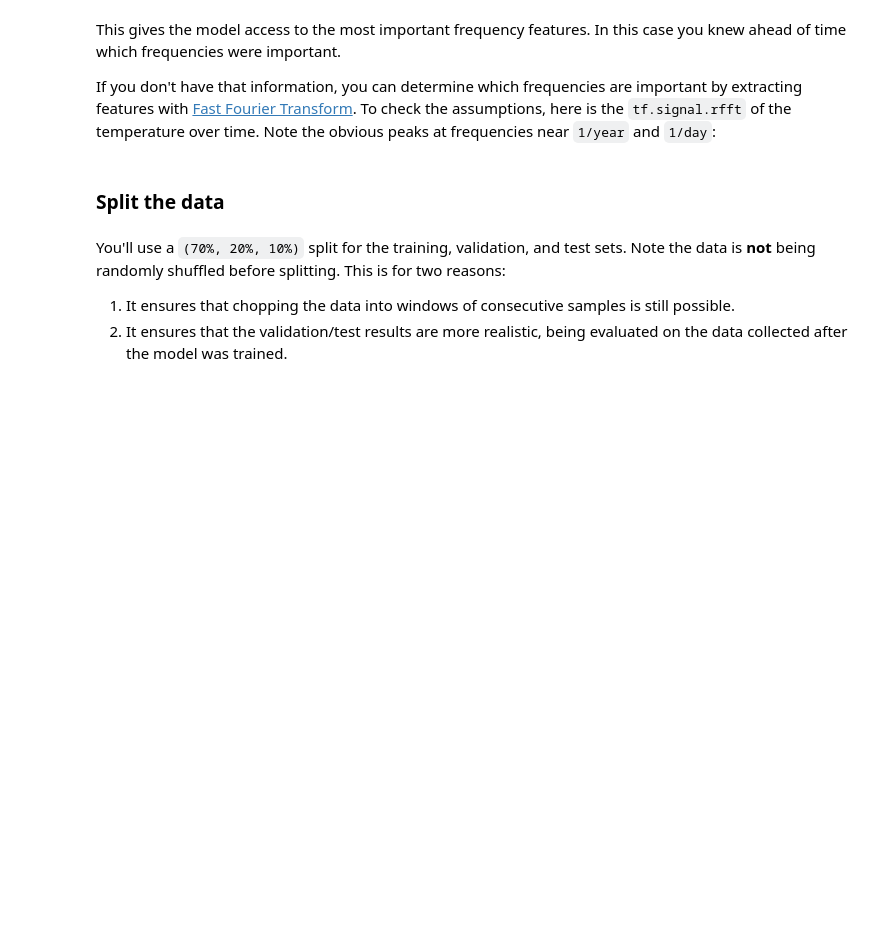
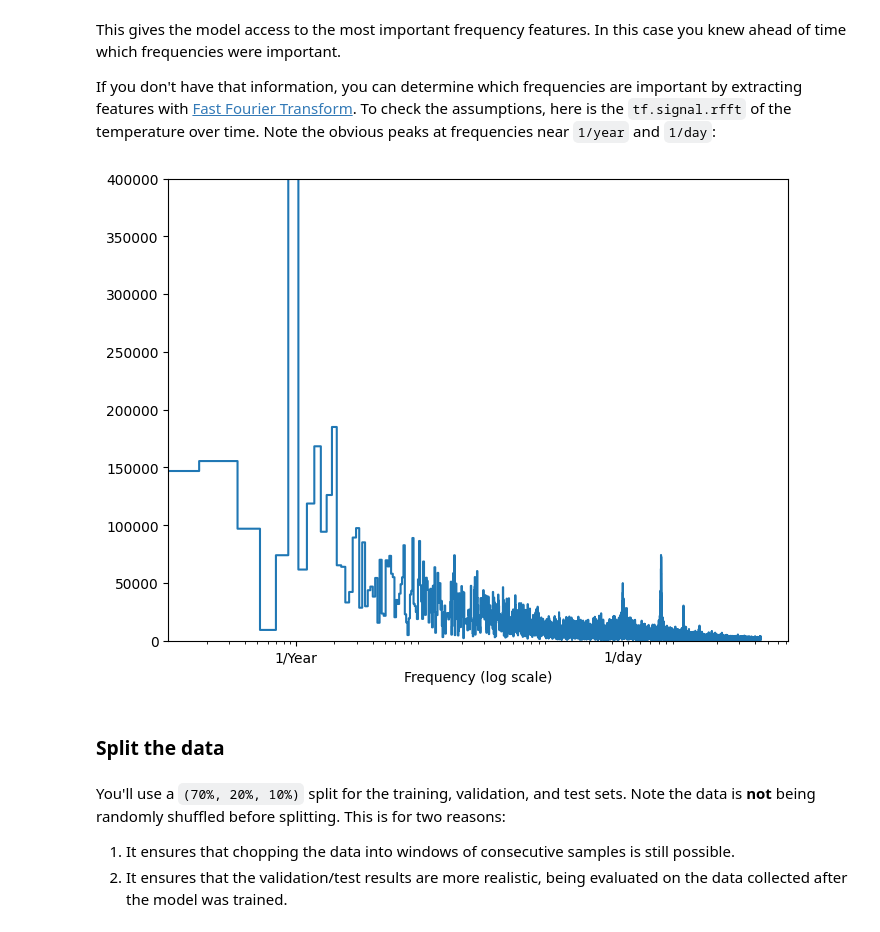
Before and after one commit to datadrivenharshal/Machine-Learning-for-Time-Series-with-Python, a Jupyter notebook: site/en/tutorials/structured_data/time_series.ipynb, the cells around one changed output. Cells and saved outputs as stored; diff of their text form; code cells hidden in the pictures; blank space fills up the shorter version.

```diff
--- a/site/en/tutorials/structured_data/time_series.ipynb
+++ b/site/en/tutorials/structured_data/time_series.ipynb
@@ -117,0 +135,2 @@ df['wv (m/s)'].min()
+# %%
+df = df.drop(['PM10','BLH','RAIN','PRE','TD','U10','T','V10'], axis=1)
@@ -117,0 +152,2 @@ df['wv (m/s)'].min()
+# %%
+df.dropna(inplace=True)
@@ -134,14 +163,0 @@ But this will be easier for the model to interpret if you convert the wind direc
-# %%
-wv = df.pop('wv (m/s)')
-max_wv = df.pop('max. wv (m/s)')
-
-# Convert to radians.
-wd_rad = df.pop('wd (deg)')*np.pi / 180
-
-# Calculate the wind x and y components.
-df['Wx'] = wv*np.cos(wd_rad)
-df['Wy'] = wv*np.sin(wd_rad)
-
-# Calculate the max wind x and y components.
-df['max Wx'] = max_wv*np.cos(wd_rad)
-df['max Wy'] = max_wv*np.sin(wd_rad)
@@ -166,10 +173,13 @@ Similar to the wind direction, the time in seconds is not a useful model input.
 You can get usable signals by using sine and cosine transforms to clear "Time of day" and "Time of year" signals:
 # %%
 day = 24*60*60
+week = 7*day
 year = (365.2425)*day
 
 df['Day sin'] = np.sin(timestamp_s * (2 * np.pi / day))
 df['Day cos'] = np.cos(timestamp_s * (2 * np.pi / day))
+df['Week sin'] = np.sin(timestamp_s * (2 * np.pi / week))
+df['Week cos'] = np.cos(timestamp_s * (2 * np.pi / week))
 df['Year sin'] = np.sin(timestamp_s * (2 * np.pi / year))
 df['Year cos'] = np.cos(timestamp_s * (2 * np.pi / year))
 # %%
@@ -182,20 +195,22 @@ This gives the model access to the most important frequency features. In this ca
 
 If you don't have that information, you can determine which frequencies are important by extracting features with <a href="https://en.wikipedia.org/wiki/Fast_Fourier_transform" class="external">Fast Fourier Transform</a>. To check the assumptions, here is the `tf.signal.rfft` of the temperature over time. Note the obvious peaks at frequencies near `1/year` and `1/day`:
 # %%
-fft = tf.signal.rfft(df['T (degC)'])
+fft = tf.signal.rfft(df['PM2.5'])
 f_per_dataset = np.arange(0, len(fft))
 
-n_samples_h = len(df['T (degC)'])
+n_samples_h = len(df['PM2.5'])
 hours_per_year = 24*365.2524
 years_per_dataset = n_samples_h/(hours_per_year)
 
 f_per_year = f_per_dataset/years_per_dataset
 plt.step(f_per_year, np.abs(fft))
 plt.xscale('log')
 plt.ylim(0, 400000)
 plt.xlim([0.1, max(plt.xlim())])
 plt.xticks([1, 365.2524], labels=['1/Year', '1/day'])
 _ = plt.xlabel('Frequency (log scale)')
+# %% [output]
+[figure, added]
 # %% [markdown]
 ### Split the data
 # %% [markdown]
```
Also changed, not shown: parts of 51 cells of this notebook.
